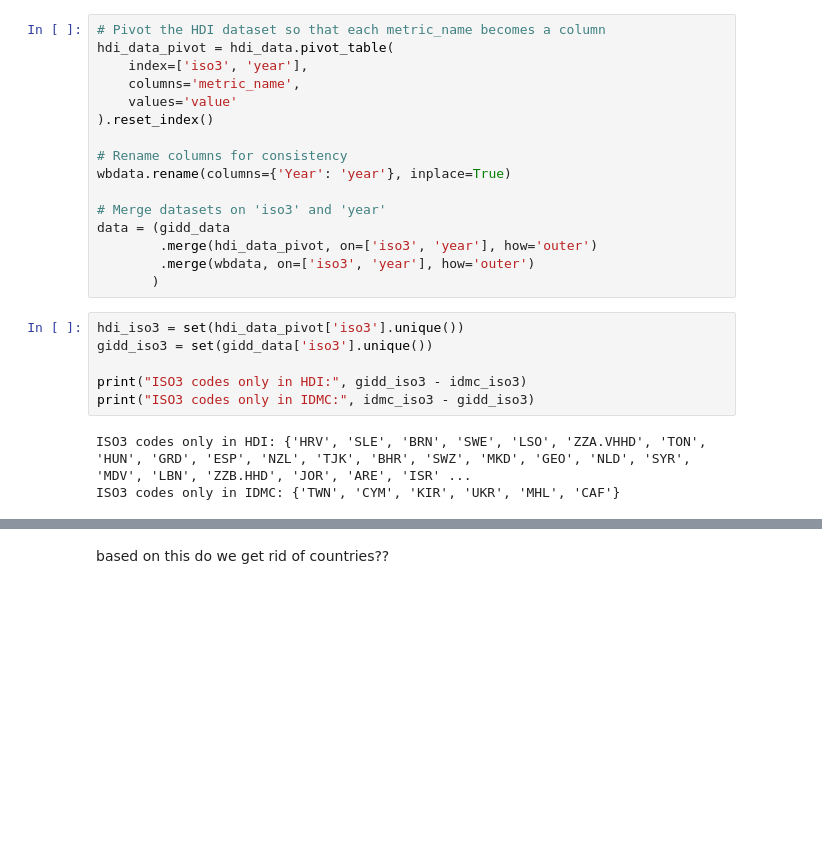
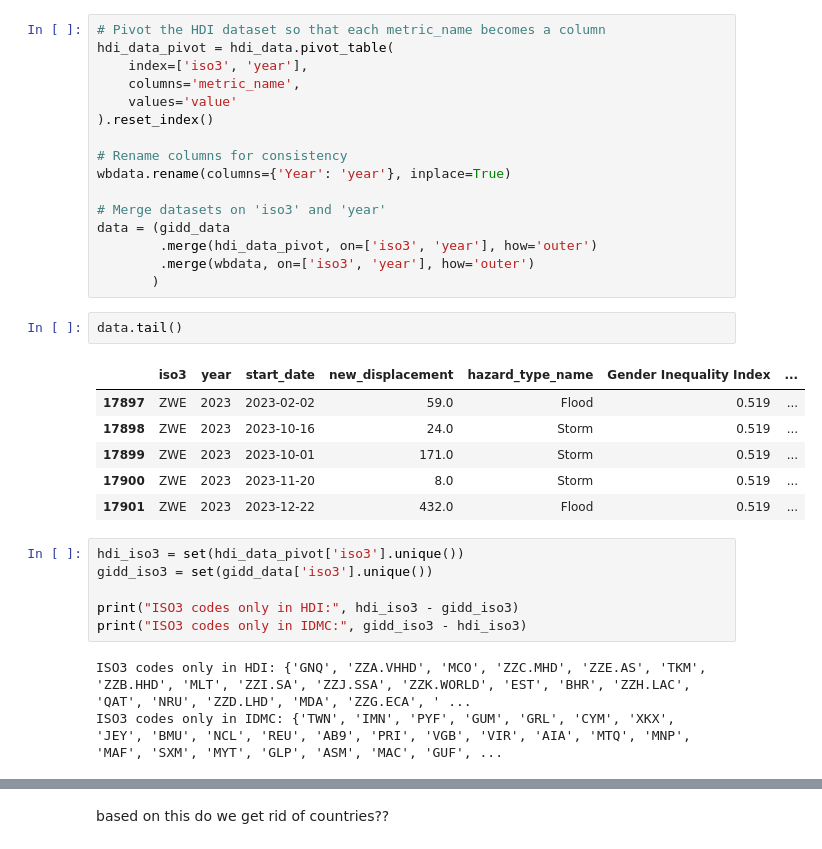
Before and after one commit to lukavicius/SpatialDataScienceProject, a Jupyter notebook: Analysis.ipynb, the cells around one changed output, grey strips where cells are left out. Drawn from its saved outputs; the diff is of its cells as text; blank space fills up the shorter version.

```diff
--- a/Analysis.ipynb
+++ b/Analysis.ipynb
@@ -89,12 +91,21 @@ data = (gidd_data
         .merge(hdi_data_pivot, on=['iso3', 'year'], how='outer')
         .merge(wbdata, on=['iso3', 'year'], how='outer')
        )
+# %%
+data.tail()
+# %% [output]
+|  | iso3 | year | start_date | new_displacement | hazard_type_name | Gender Inequality Index | ... |
+| 17897 | ZWE | 2023 | 2023-02-02 | 59.0 | Flood | 0.519 | ... |
+| 17898 | ZWE | 2023 | 2023-10-16 | 24.0 | Storm | 0.519 | ... |
+| 17899 | ZWE | 2023 | 2023-10-01 | 171.0 | Storm | 0.519 | ... |
+| 17900 | ZWE | 2023 | 2023-11-20 | 8.0 | Storm | 0.519 | ... |
+| 17901 | ZWE | 2023 | 2023-12-22 | 432.0 | Flood | 0.519 | ... |
 # %%
 hdi_iso3 = set(hdi_data_pivot['iso3'].unique())
 gidd_iso3 = set(gidd_data['iso3'].unique())
 
-print("ISO3 codes only in HDI:", gidd_iso3 - idmc_iso3)
-print("ISO3 codes only in IDMC:", idmc_iso3 - gidd_iso3)
+print("ISO3 codes only in HDI:", hdi_iso3 - gidd_iso3)
+print("ISO3 codes only in IDMC:", gidd_iso3 - hdi_iso3)
 # %% [output]
-ISO3 codes only in HDI: {'HRV', 'SLE', 'BRN', 'SWE', 'LSO', 'ZZA.VHHD', 'TON', 'HUN', 'GRD', 'ESP', 'NZL', 'TJK', 'BHR', 'SWZ', 'MKD', 'GEO', 'NLD', 'SYR', 'MDV', 'LBN', 'ZZB.HHD', 'JOR', 'ARE', 'ISR' ...
-ISO3 codes only in IDMC: {'TWN', 'CYM', 'KIR', 'UKR', 'MHL', 'CAF'}
+ISO3 codes only in HDI: {'GNQ', 'ZZA.VHHD', 'MCO', 'ZZC.MHD', 'ZZE.AS', 'TKM', 'ZZB.HHD', 'MLT', 'ZZI.SA', 'ZZJ.SSA', 'ZZK.WORLD', 'EST', 'BHR', 'ZZH.LAC', 'QAT', 'NRU', 'ZZD.LHD', 'MDA', 'ZZG.ECA', ' ...
+ISO3 codes only in IDMC: {'TWN', 'IMN', 'PYF', 'GUM', 'GRL', 'CYM', 'XKX', 'JEY', 'BMU', 'NCL', 'REU', 'AB9', 'PRI', 'VGB', 'VIR', 'AIA', 'MTQ', 'MNP', 'MAF', 'SXM', 'MYT', 'GLP', 'ASM', 'MAC', 'GUF', ...
```
Also changed, not shown: parts of 7 cells of this notebook, 2 other files.
